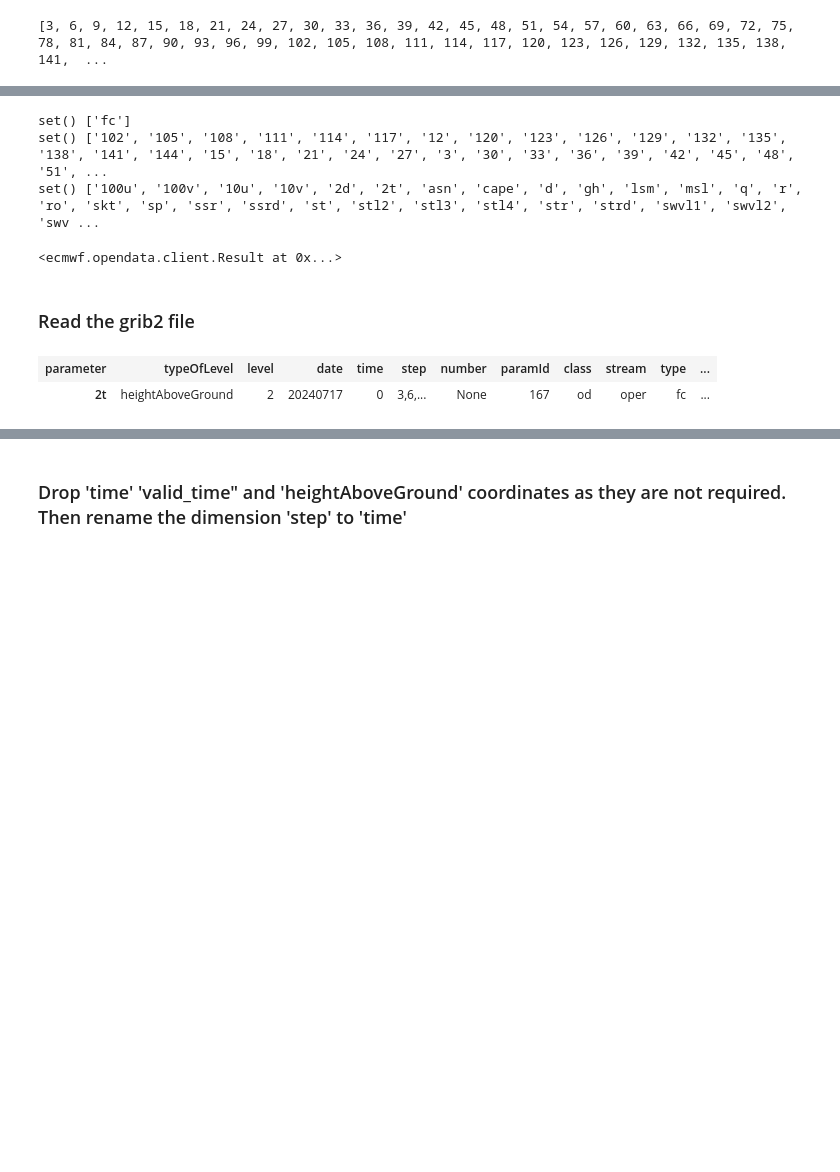
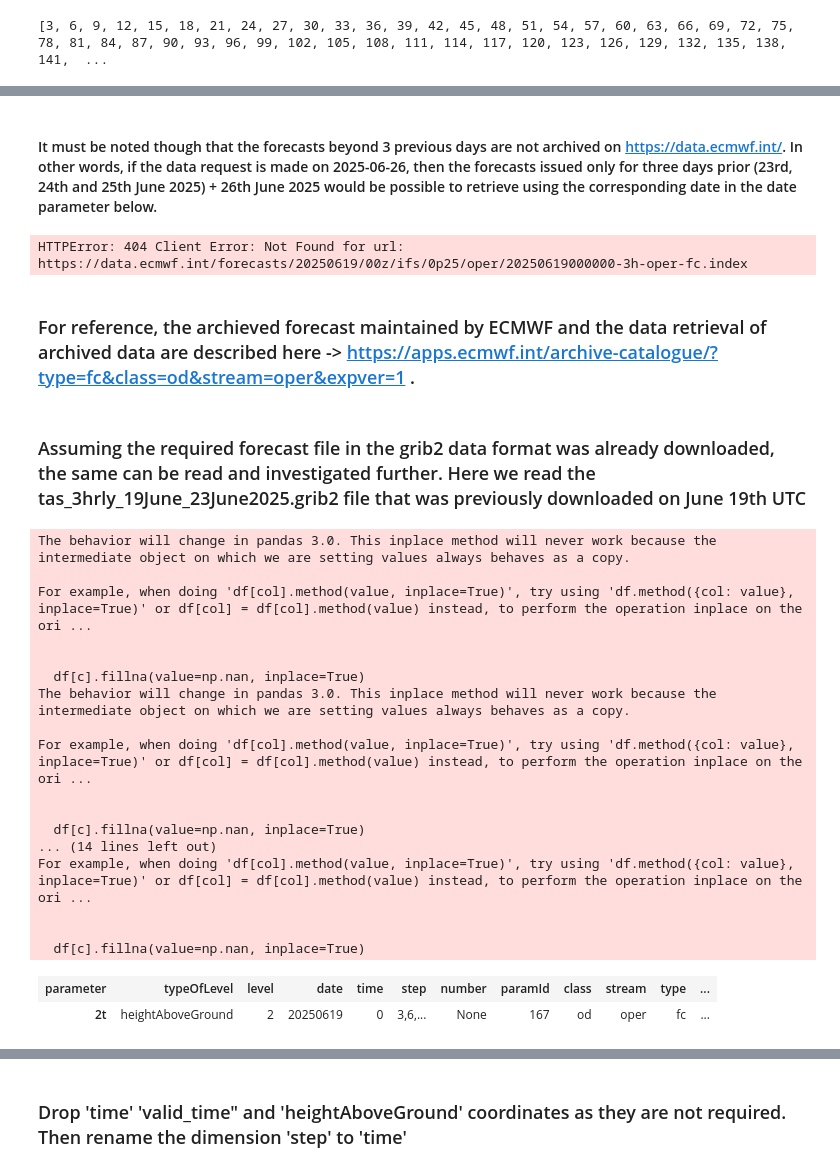
Before and after one commit to gasparrini/UK-HWfcast, a Jupyter notebook: download/download_ecmwf_forecast.ipynb, the cells around one changed output, grey strips where cells are left out. Cells and saved outputs as stored; diff of their text form; code cells hidden in the pictures; blank space fills up the shorter version.

Commit message:
Update download part

```diff
--- a/download/download_ecmwf_forecast.ipynb
+++ b/download/download_ecmwf_forecast.ipynb
@@ -85,28 +92,48 @@ print(hour_steps)
+# %% [markdown]
+#### It must be noted though that the forecasts beyond 3 previous days are not archived on https://data.ecmwf.int/. In other words, if the data request is made on 2025-06-26, then the forecasts issued only for three days prior (23rd, 24th and 25th June 2025) + 26th June 2025 would be possible to retrieve using the corresponding date in the date parameter below.
 # %%
 client = Client(source="ecmwf")
 
 client.retrieve(
     time=0,
-    date='2024-07-17',
-    stream="oper",
+    date='2025-06-19',  # will throw error if this is run after 2025-06-22. Change to a more recent date within 3 days of present day
+    model="ifs",
+    resol="0p25",
+    stream="oper",      # optional parameter, better to set it to 'oper'. See documentation
     type="fc",
     step = hour_steps,
     param="2t",
-    target="tas_3hrly_17July_22July_2024.grib2",
+    target="grib2/tas_3hrly_19June_23June2025.grib2",
 )
 # %% [output]
-set() ['fc']
-set() ['102', '105', '108', '111', '114', '117', '12', '120', '123', '126', '129', '132', '135', '138', '141', '144', '15', '18', '21', '24', '27', '3', '30', '33', '36', '39', '42', '45', '48', '51', ...
-set() ['100u', '100v', '10u', '10v', '2d', '2t', 'asn', 'cape', 'd', 'gh', 'lsm', 'msl', 'q', 'r', 'ro', 'skt', 'sp', 'ssr', 'ssrd', 'st', 'stl2', 'stl3', 'stl4', 'str', 'strd', 'swvl1', 'swvl2', 'swv ...
+HTTPError: 404 Client Error: Not Found for url: https://data.ecmwf.int/forecasts/20250619/00z/ifs/0p25/oper/20250619000000-3h-oper-fc.index
-<ecmwf.opendata.client.Result at 0x...>
-# %% [markdown]
-### Read the grib2 file
+# %% [markdown]
+### For reference, the archieved forecast maintained by ECMWF and the data retrieval of archived data are described here -> https://apps.ecmwf.int/archive-catalogue/?type=fc&class=od&stream=oper&expver=1 .
+# %% [markdown]
+### Assuming the required forecast file in the grib2 data format was already downloaded, the same can be read and investigated further. Here we read the tas_3hrly_19June_23June2025.grib2 file that was previously downloaded on June 19th UTC
 # %%
-data = ecdata.read('tas_3hrly_17July_22July_2024.grib2')
+data = ecdata.read('grib2/tas_3hrly_19June_23June2025.grib2')
 data.describe()
 # %% [output]
+The behavior will change in pandas 3.0. This inplace method will never work because the intermediate object on which we are setting values always behaves as a copy.
+
+For example, when doing 'df[col].method(value, inplace=True)', try using 'df.method({col: value}, inplace=True)' or df[col] = df[col].method(value) instead, to perform the operation inplace on the ori ...
+
+
+  df[c].fillna(value=np.nan, inplace=True)
+The behavior will change in pandas 3.0. This inplace method will never work because the intermediate object on which we are setting values always behaves as a copy.
+
+For example, when doing 'df[col].method(value, inplace=True)', try using 'df.method({col: value}, inplace=True)' or df[col] = df[col].method(value) instead, to perform the operation inplace on the ori ...
+
+
+  df[c].fillna(value=np.nan, inplace=True)
+... (14 lines left out)
+For example, when doing 'df[col].method(value, inplace=True)', try using 'df.method({col: value}, inplace=True)' or df[col] = df[col].method(value) instead, to perform the operation inplace on the ori ...
+
+
+  df[c].fillna(value=np.nan, inplace=True)
 | parameter | typeOfLevel | level | date | time | step | number | paramId | class | stream | type | ... |
-| 2t | heightAboveGround | 2 | 20240717 | 0 | 3,6,... | None | 167 | od | oper | fc | ... |
+| 2t | heightAboveGround | 2 | 20250619 | 0 | 3,6,... | None | 167 | od | oper | fc | ... |
 # %%
 data.describe('2t')
 # %% [output]
```
Also changed, not shown: parts of 71 cells of this notebook, 5 other files.
